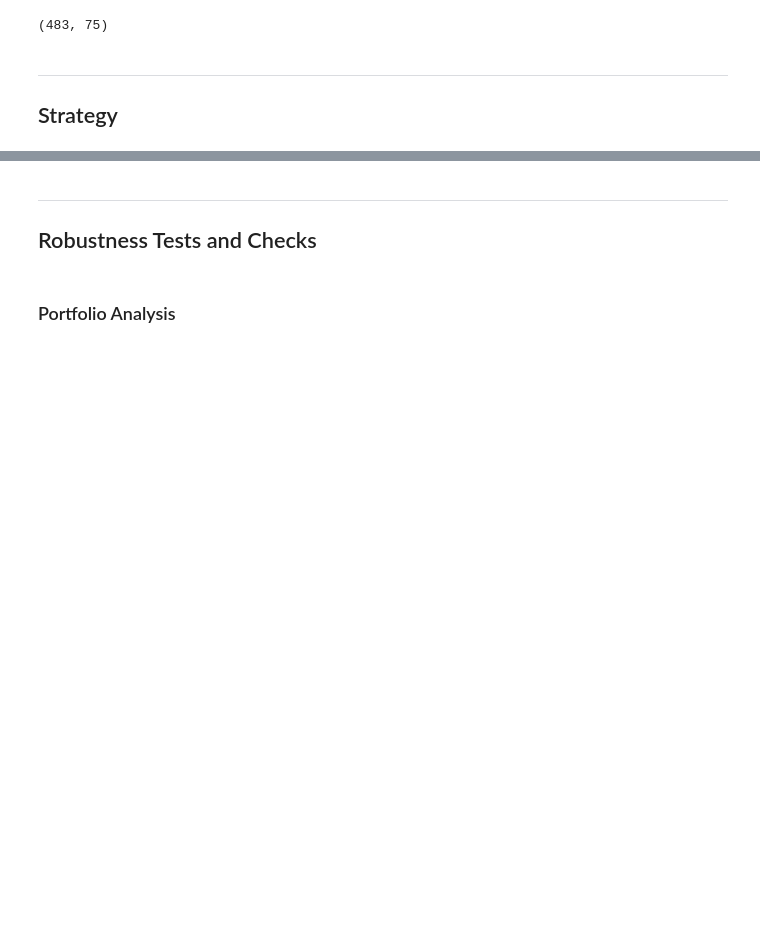
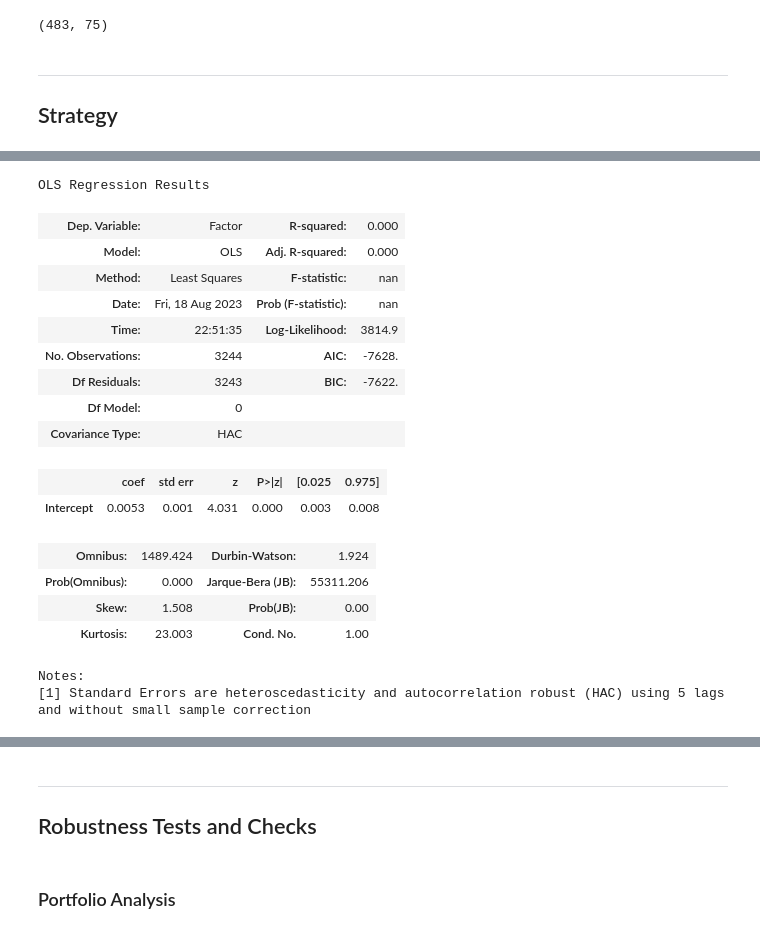
Before and after one commit to itsNH98/cryptocurrency_momentum_strategy, a Jupyter notebook: code/backtest.ipynb, the cells around one changed output, grey strips where cells are left out. Saved outputs shown, nothing was run; the diff lists cells and outputs as text; code cells hidden in the pictures; blank space fills up the shorter version.

Commit message:
robustness tests

```diff
--- a/code/backtest.ipynb
+++ b/code/backtest.ipynb
@@ -381,5 +382,27 @@ OLS Regression Results
 Notes:
 [1] Standard Errors are heteroscedasticity and autocorrelation robust (HAC) using 5 lags and without small sample correction
+# %%
+res_const = smf.ols('Factor ~ 1', data=reg_df_btcbenchmarked).fit(cov_type='HAC', cov_kwds={'maxlags': 5})
+res_const.summary()
+# %% [output]
+OLS Regression Results
+| Dep. Variable: | Factor | R-squared: | 0.000 |
+| Model: | OLS | Adj. R-squared: | 0.000 |
+| Method: | Least Squares | F-statistic: | nan |
+| Date: | Fri, 18 Aug 2023 | Prob (F-statistic): | nan |
+| Time: | 22:51:35 | Log-Likelihood: | 3814.9 |
+| No. Observations: | 3244 | AIC: | -7628. |
+| Df Residuals: | 3243 | BIC: | -7622. |
+| Df Model: | 0 |  |  |
+| Covariance Type: | HAC |  |  |
+|  | coef | std err | z | P>|z| | [0.025 | 0.975] |
+| Intercept | 0.0053 | 0.001 | 4.031 | 0.000 | 0.003 | 0.008 |
+| Omnibus: | 1489.424 | Durbin-Watson: | 1.924 |
+| Prob(Omnibus): | 0.000 | Jarque-Bera (JB): | 55311.206 |
+| Skew: | 1.508 | Prob(JB): | 0.00 |
+| Kurtosis: | 23.003 | Cond. No. | 1.00 |
+Notes:
+[1] Standard Errors are heteroscedasticity and autocorrelation robust (HAC) using 5 lags and without small sample correction
 # %%
 # Initialize an empty list of dictionaries
 positions_dictionary = []
```
Also changed, not shown: parts of 3 cells of this notebook, 2 other files.
